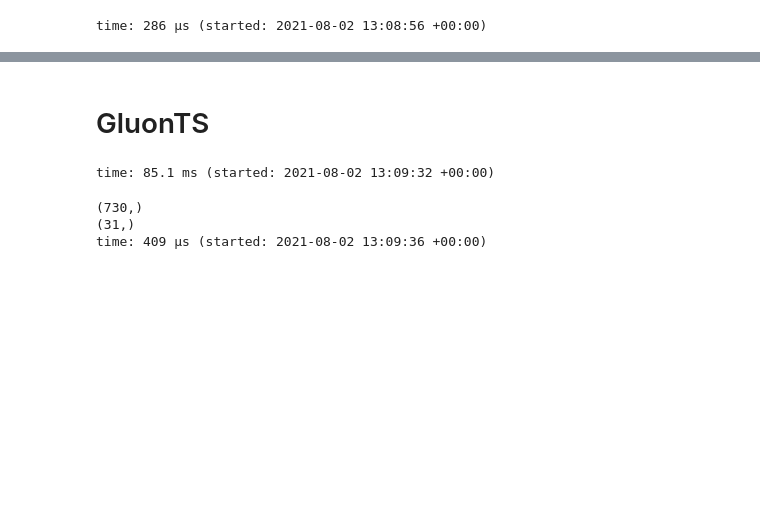
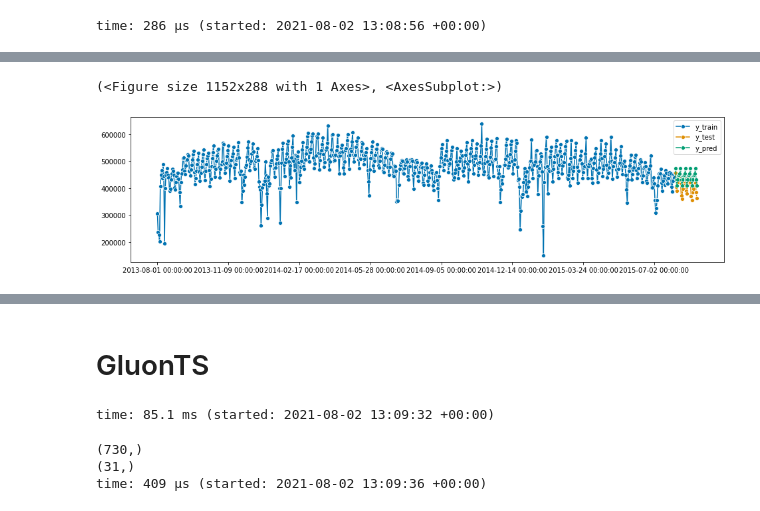
Before and after one commit to Data-drone/timeseries_mlflow, a Jupyter notebook: TimeSeries Forecast.ipynb, the cells around one changed output, grey strips where cells are left out. Saved outputs shown, nothing was run; the diff lists cells and outputs as text; code cells hidden in the pictures; blank space fills up the shorter version.

```diff
--- a/TimeSeries Forecast.ipynb
+++ b/TimeSeries Forecast.ipynb
@@ -419,0 +438,4 @@ time: 146 ms (started: 2021-08-02 13:09:10 +00:00)
+# %%
+et_forecaster = AutoETS(auto=True, sp=7, n_jobs=-1)
+et_forecaster.fit(train_skt_df)
+y_pred = et_forecaster.predict(fh_period)
@@ -419,0 +444,6 @@ time: 146 ms (started: 2021-08-02 13:09:10 +00:00)
+# %%
+plot_series(train_skt_df, val_skt_df, y_pred, labels=["y_train", "y_test", "y_pred"])
+#mean_absolute_percentage_error(y_pred, val_skt_df)
+# %% [output]
+(<Figure size 1152x288 with 1 Axes>, <AxesSubplot:>)
+[figure, added]
```
Also changed, not shown: parts of 19 cells of this notebook.
